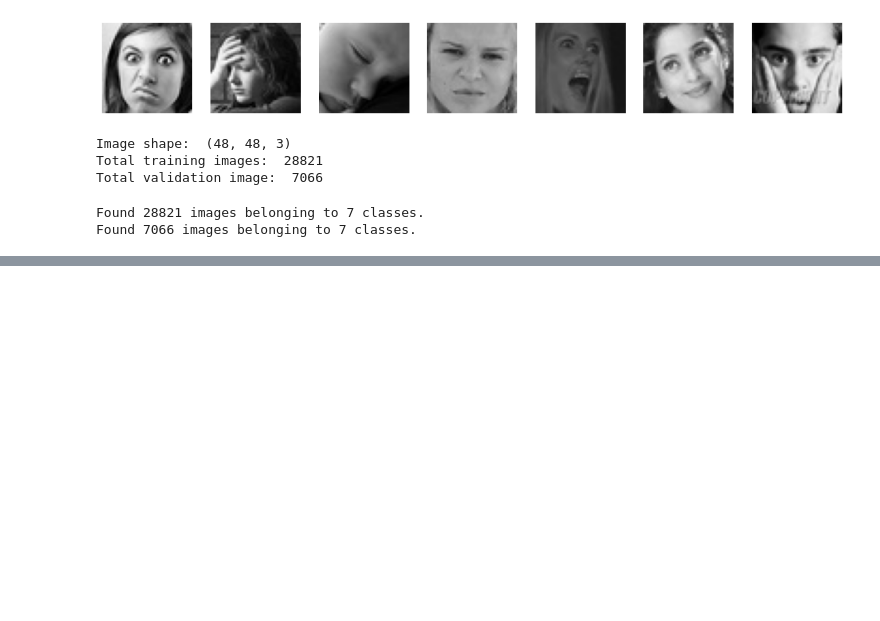
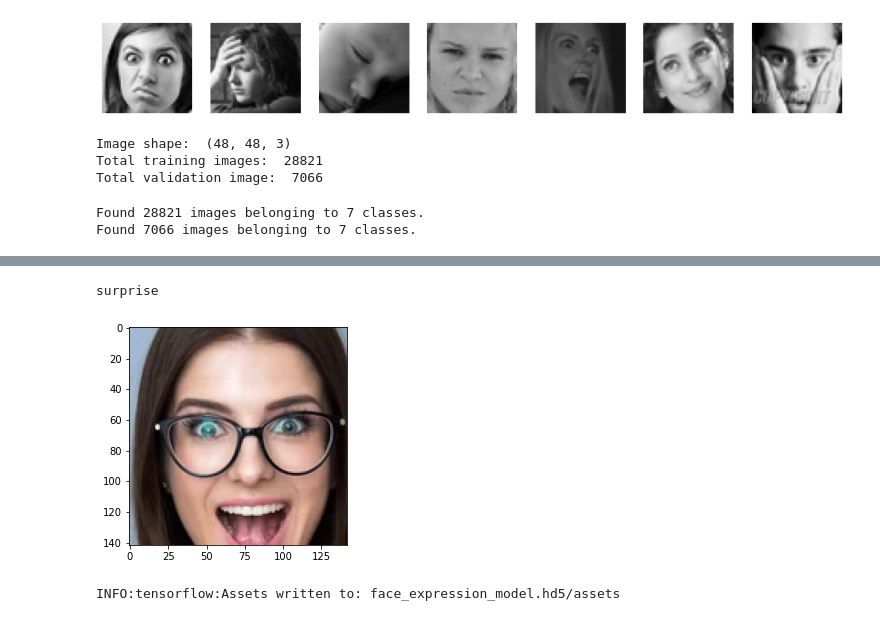
Before and after one commit to CaptaiN785/Face-expression-recognition, a Jupyter notebook: facial_expression.ipynb, the cells around one changed output, grey strips where cells are left out. Saved outputs shown, nothing was run; the diff lists cells and outputs as text; code cells hidden in the pictures; blank space fills up the shorter version.

```diff
--- a/facial_expression.ipynb
+++ b/facial_expression.ipynb
@@ -153,0 +190,9 @@ Epoch 50/50
+# %%
+predict("surprised.jpg")
+# %% [output]
+surprise
+[figure, added]
+# %%
+model.save("face_expression_model.hd5")
+# %% [output]
+INFO:tensorflow:Assets written to: face_expression_model.hd5/assets
```
Also changed, not shown: parts of 9 cells of this notebook, 4 other files.
